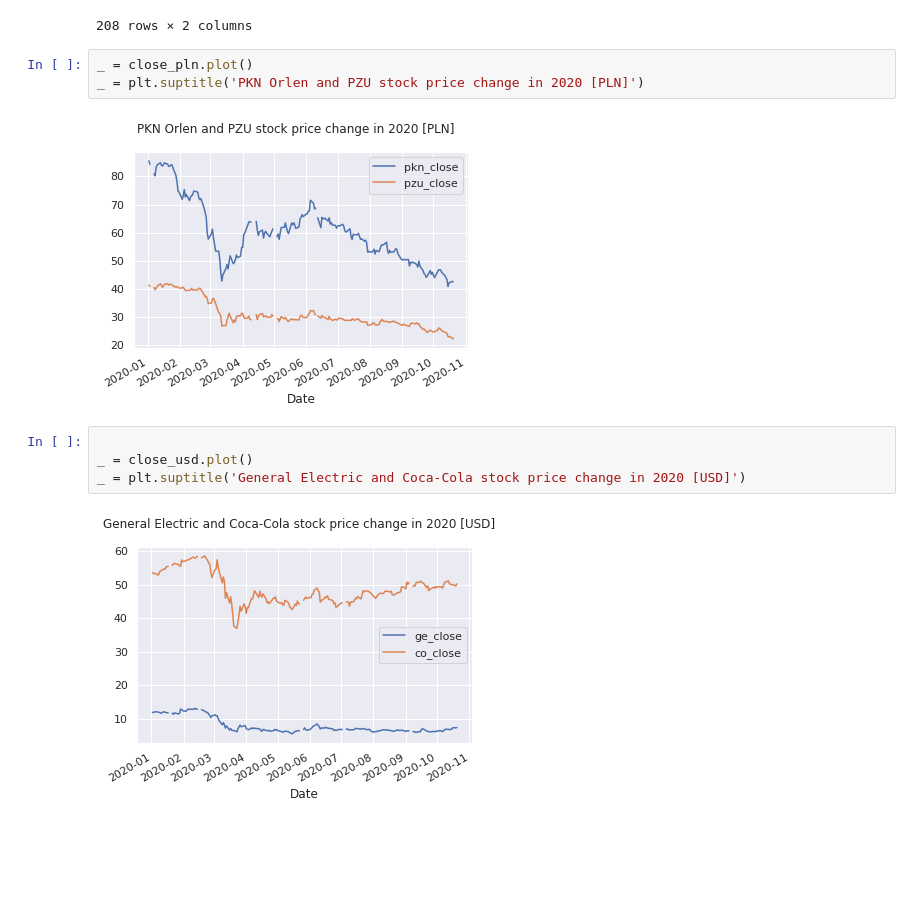
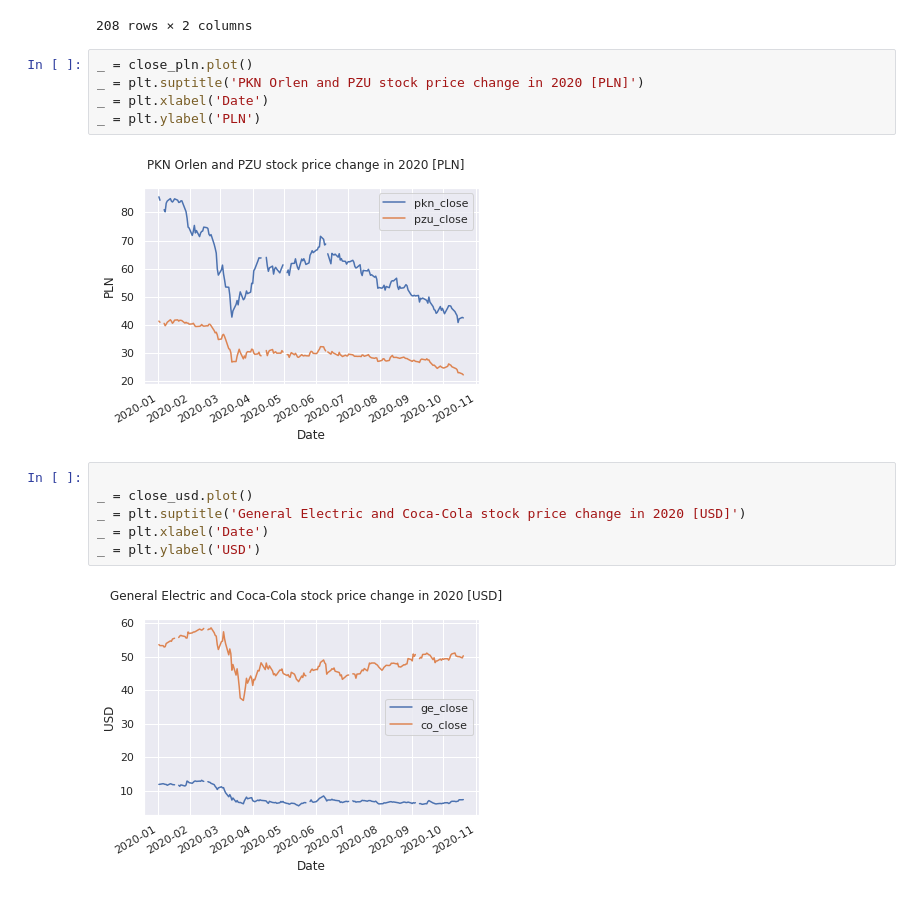
Before and after one commit to mietekdom/Data_Science_Cases, a Jupyter notebook: Stock_Market_All.ipynb, the cells around one changed output. Cells and saved outputs as stored; diff of their text form; blank space fills up the shorter version.

```diff
--- a/Stock_Market_All.ipynb
+++ b/Stock_Market_All.ipynb
@@ -135,11 +135,15 @@ close_usd
 # %%
 _ = close_pln.plot()
 _ = plt.suptitle('PKN Orlen and PZU stock price change in 2020 [PLN]')
+_ = plt.xlabel('Date')
+_ = plt.ylabel('PLN')
 # %% [output]
-[figure, old version]
+[figure, new version]
 # %%
 
 _ = close_usd.plot()
 _ = plt.suptitle('General Electric and Coca-Cola stock price change in 2020 [USD]')
+_ = plt.xlabel('Date')
+_ = plt.ylabel('USD')
 # %% [output]
-[figure, old version]
+[figure, new version]
```
